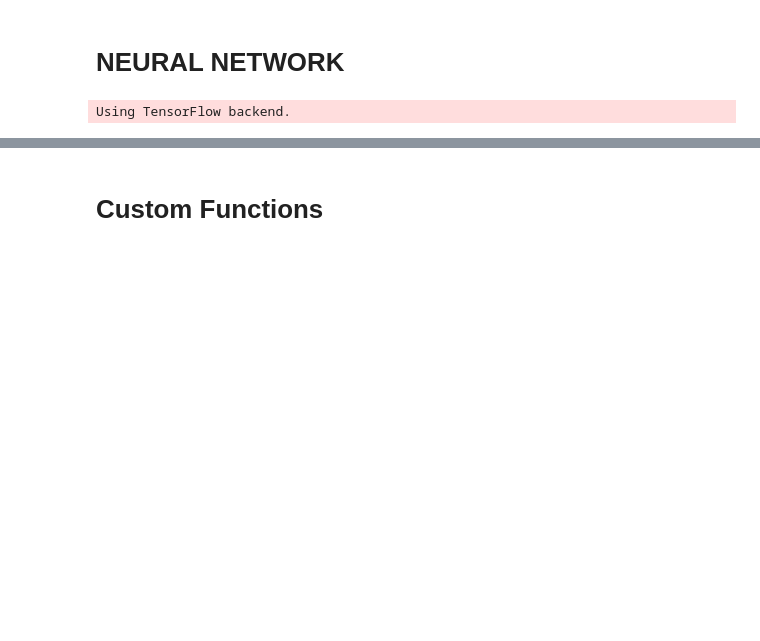
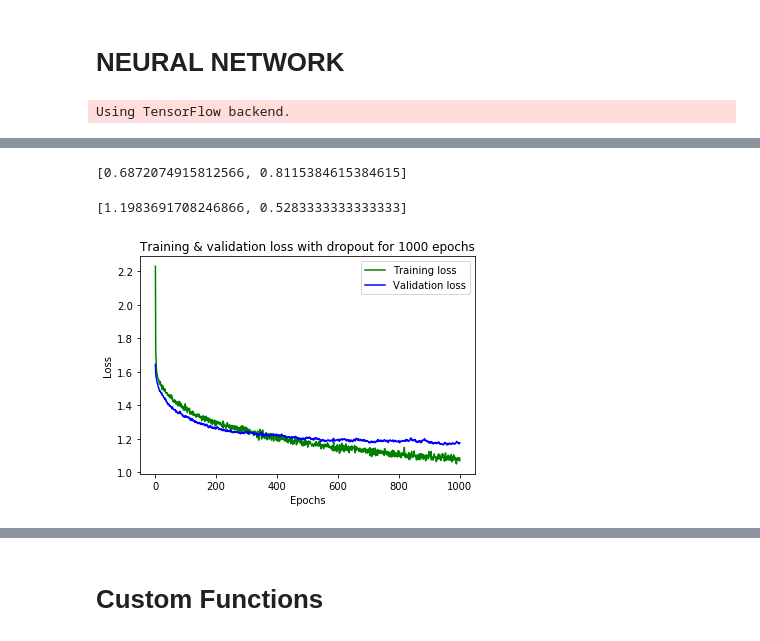
Before and after one commit to ssrosa/dsc-4-final-project-online-ds-pt-100118, a Jupyter notebook: student.ipynb, the cells around one changed output, grey strips where cells are left out. Cells and saved outputs as stored; diff of their text form; code cells hidden in the pictures; blank space fills up the shorter version.

Commit message:
Hyperparameter tuning for neural network. Try LSTM next

```diff
--- a/student.ipynb
+++ b/student.ipynb
@@ -1163,2 +1167,18 @@ model.compile(loss='categorical_crossentropy', optimizer='adam', metrics=['accur
+# %%
+#Neural network
+model = models.Sequential()
+# model.add(layers.Dense(50, activation='relu',
+#                        kernel_regularizer=regularizers.l2(0.005),
+#                        input_shape=(125,)))
+model.add(layers.Dropout(0.3, input_shape=(125,)))
+model.add(layers.Dense(50, activation='relu'))
+model.add(layers.Dropout(0.3))
+model.add(layers.Dense(25, activation='relu'))
+model.add(layers.Dropout(0.3))
+model.add(layers.Dense(5, activation='softmax'))
+
+model.compile(optimizer = 'SGD', #also try 'adam'
+             loss = 'categorical_crossentropy',
+             metrics = ['accuracy'])
 # %%
 model.summary()
@@ -1164,0 +1205,5 @@ model.summary()
+# %%
+history = model.fit(X_train,
+                    y_train,
+                    epochs = 1000,
+                    validation_data = (X_val, y_val))
@@ -1164,0 +1230,31 @@ model.summary()
+# %%
+results_train = model.evaluate(X_train, y_train)
+results_train
+# %% [output]
+[0.6872074915812566, 0.8115384615384615]
+# %%
+#Second network
+
+
+results_test = model.evaluate(X_test, y_test)
+results_test
+# %% [output]
+[1.1983691708246866, 0.5283333333333333]
+# %%
+model_dict = model.history.history
+# %%
+#dropout wiht 1000 epochs
+loss_values = model_dict['loss']
+val_loss_values = model_dict['val_loss']
+
+epochs = range(1, len(loss_values) + 1)
+plt.plot(epochs, loss_values, 'g', label='Training loss')
+plt.plot(epochs, val_loss_values, 'blue', label='Validation loss')
+
+plt.title('Training & validation loss with dropout for 1000 epochs')
+plt.xlabel('Epochs')
+plt.ylabel('Loss')
+plt.legend()
+plt.show()
+# %% [output]
+[figure, added]
```
Also changed, not shown: parts of 41 cells of this notebook.
